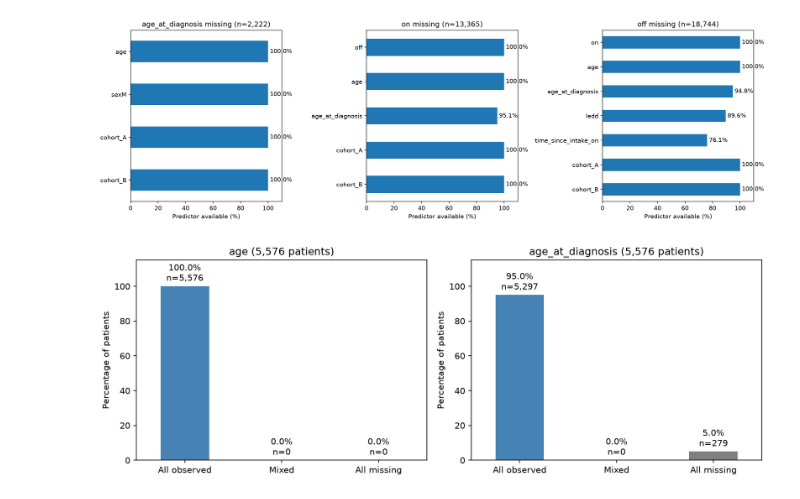
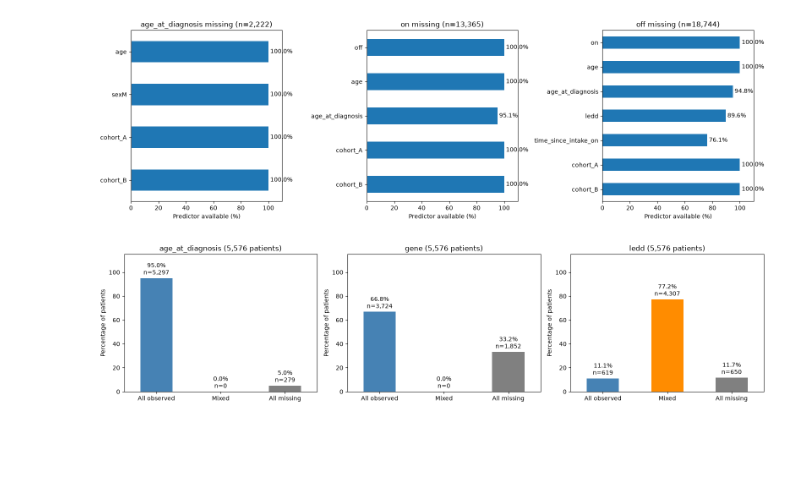
Before and after one commit to luc-polo/Challenge_Parkinson_disease, a Jupyter notebook: exploration/dataset_exploration.ipynb, the cells around one changed output. Drawn from its saved outputs; the diff is of its cells as text; code cells hidden in the pictures; blank space fills up the shorter version.

```diff
--- a/exploration/dataset_exploration.ipynb
+++ b/exploration/dataset_exploration.ipynb
@@ -21,7 +21,7 @@ eda["disease_duration"] = eda["age"] - eda["age_at_diagnosis"]
 print("Visits per patient:\n", eda.groupby("patient_id").size().describe())
 print("Target by cohort:\n", eda.groupby("cohort")["target"].describe())
 print("Missing % by cohort:\n", eda.groupby("cohort").agg(
-    lambda col: 100 * col.isna().mean()).round(1))
+    lambda col: 100 * col.isna().mean()).round(1).T.to_string())
 
 fig, axes = plt.subplots(2, 3, figsize=(18, 10))
 
@@ -48,9 +48,13 @@ axes[1, 1].set_title("ON score, medication delay and target")
 
 patients = eda["patient_id"].drop_duplicates().sample(6, random_state=42)
 history = eda[eda["patient_id"].isin(patients)].sort_values("age")
-sns.lineplot(data=history, x="age", y="target", hue="patient_id",
+palette = dict(zip(patients, sns.color_palette(n_colors=6)))
+sns.lineplot(data=history, x="age", y="target", hue="patient_id", palette=palette,
              estimator=None, marker="o", ax=axes[1, 2])
-axes[1, 2].set_title("Six patient trajectories")
+# Diagnosis lines match patient colors; skip unknown diagnosis ages.
+for patient, diagnosis_age in history.groupby("patient_id")["age_at_diagnosis"].first().dropna().items():
+    axes[1, 2].axvline(diagnosis_age, color=palette[patient], linestyle="--", alpha=0.7)
+axes[1, 2].set_title("Six patient trajectories\nDashed lines: diagnosis age")
 
 plt.tight_layout()
 plt.show()
@@ -75,0 +104,22 @@ B                    5.5
+# %%
+# Raw LEDD doses for the same six patients; gaps and crosses mark missing visits.
+fig, axes = plt.subplots(2, 1, figsize=(11, 6), sharex=True,
+                         gridspec_kw={"height_ratios": [4, 1]})
+for row, patient in enumerate(patients):
+    visits = history[history["patient_id"] == patient].sort_values("age")
+    axes[0].plot(visits["age"], visits["ledd"], "-o",
+                 color=palette[patient], label=patient, markersize=4)
+    missing_ages = visits.loc[visits["ledd"].isna(), "age"]
+    axes[1].scatter(missing_ages, [row] * len(missing_ages),
+                    color=palette[patient], marker="x")
+# Diagnosis lines match patient colors; skip unknown diagnosis ages.
+for patient, diagnosis_age in history.groupby("patient_id")["age_at_diagnosis"].first().dropna().items():
+    axes[0].axvline(diagnosis_age, color=palette[patient], linestyle="--", alpha=0.7)
+axes[0].set(title="Observed LEDD — six patients\nDashed lines: diagnosis age", ylabel="LEDD")
+axes[0].legend(title="patient_id", fontsize=8)
+axes[1].set(xlabel="Age (years)", ylabel="Missing visits (×)",
+             yticks=range(len(patients)), yticklabels=patients,
+             ylim=(len(patients) - 0.5, -0.5))
+axes[1].grid(axis="y", alpha=0.2)
+plt.tight_layout()
+plt.show()
@@ -101,23 +153,23 @@ plt.show()
 [figure]
 # %%
 # Mixed patients have both missing and observed values at different visits.
-fig, axes = plt.subplots(1, 2, figsize=(11, 4))
-for ax, feature in zip(axes, ["age", "age_at_diagnosis"]):
+fig, axes = plt.subplots(1, 3, figsize=(16, 4))
+for ax, feature in zip(axes, ["age_at_diagnosis", "gene", "ledd"]):
     visits = eda.groupby("patient_id")[feature]
     observed, total = visits.count(), visits.size()
     counts = pd.Series({
         "All observed": (observed == total).sum(),
         "Mixed": ((observed > 0) & (observed < total)).sum(),
         "All missing": (observed == 0).sum(),
     })
     rates = 100 * counts / len(total)
     rates.plot.bar(ax=ax, rot=0, color=["steelblue", "darkorange", "gray"])
     ax.bar_label(ax.containers[0], labels=[
         f"{rate:.1f}%\nn={count:,}" for rate, count in zip(rates, counts)
     ], padding=3)
     ax.set(title=f"{feature} ({len(total):,} patients)",
            ylabel="Percentage of patients", ylim=(0, 115))
 plt.tight_layout()
 plt.show()
 # %% [output]
-[figure, old version]
+[figure, new version]
```
Also changed, not shown: parts of 3 cells of this notebook, 1 other file.
